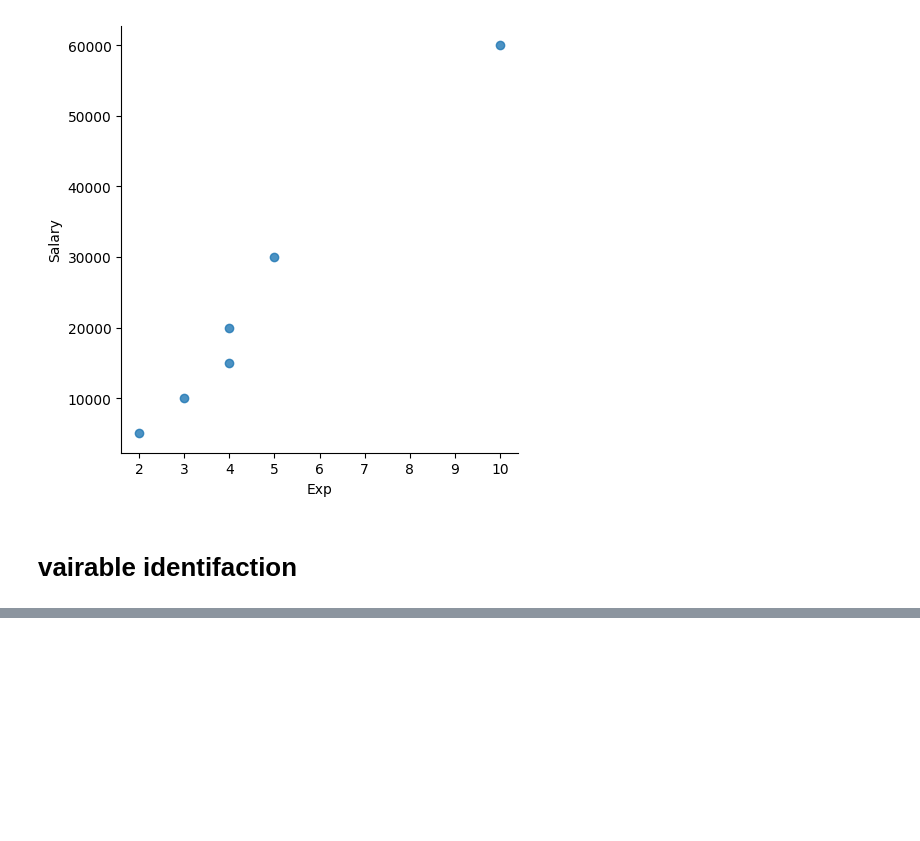
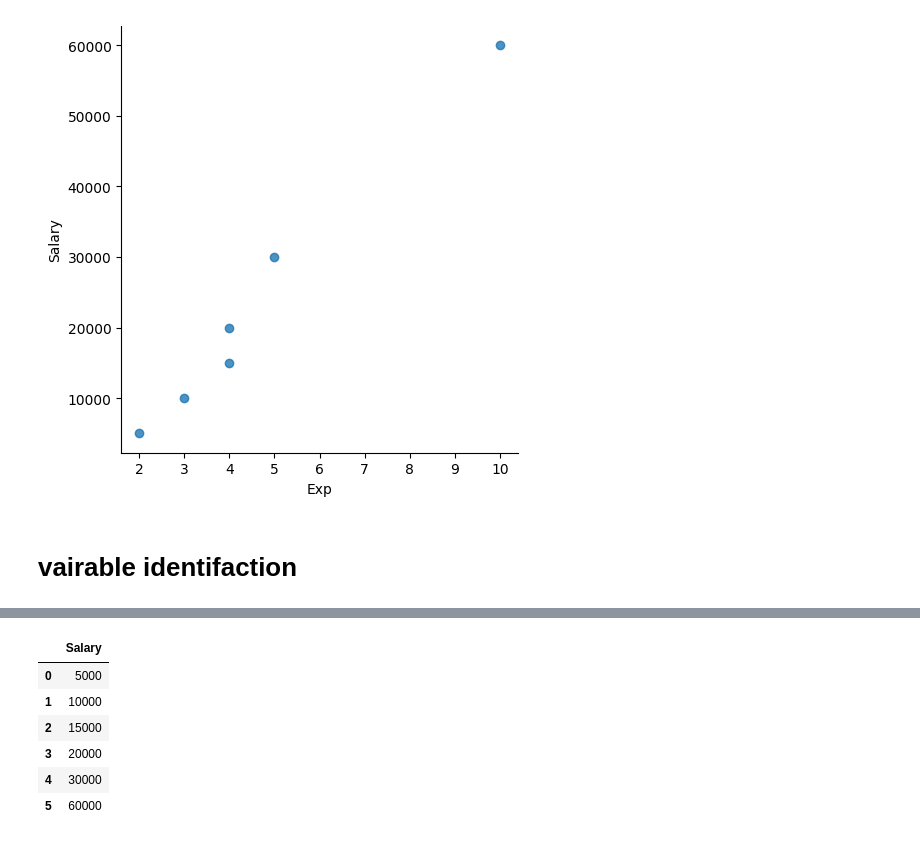
Before and after one commit to KishanYadav29-10/EDA, a Jupyter notebook: EDA/day1.ipynb, the cells around one changed output, grey strips where cells are left out. Saved outputs shown, nothing was run; the diff lists cells and outputs as text; code cells hidden in the pictures; blank space fills up the shorter version.

```diff
--- a/EDA/day1.ipynb
+++ b/EDA/day1.ipynb
@@ -397,0 +409,12 @@ x_iv =clean_data[['Name','']]
+# %%
+y_dv = clean_data[['Salary']]
+# %%
+y_dv
+# %% [output]
+|  | Salary |
+| 0 | 5000 |
+| 1 | 10000 |
+| 2 | 15000 |
+| 3 | 20000 |
+| 4 | 30000 |
+| 5 | 60000 |
```
Also changed, not shown: parts of 10 cells of this notebook.
